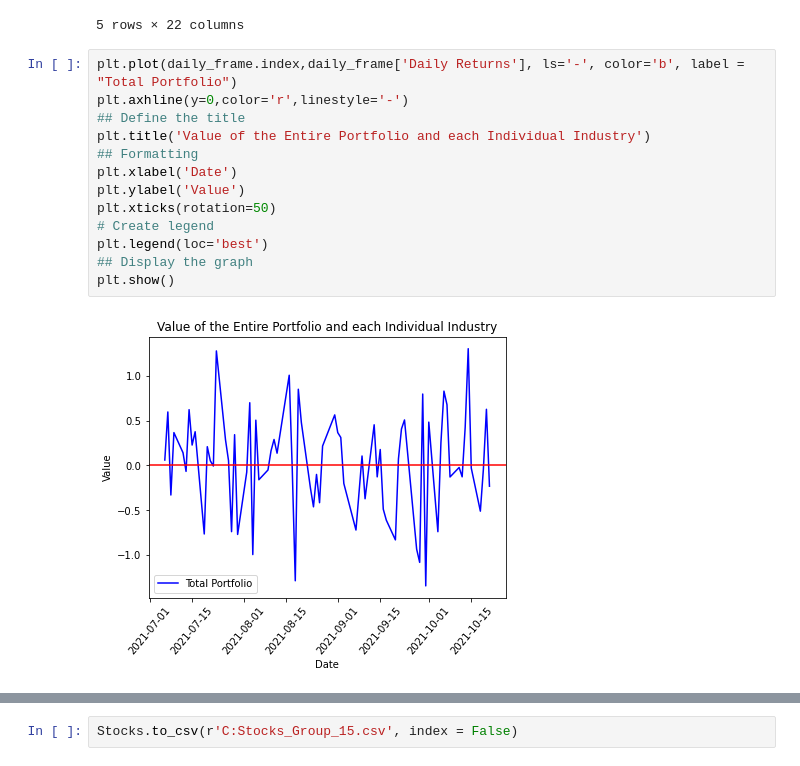
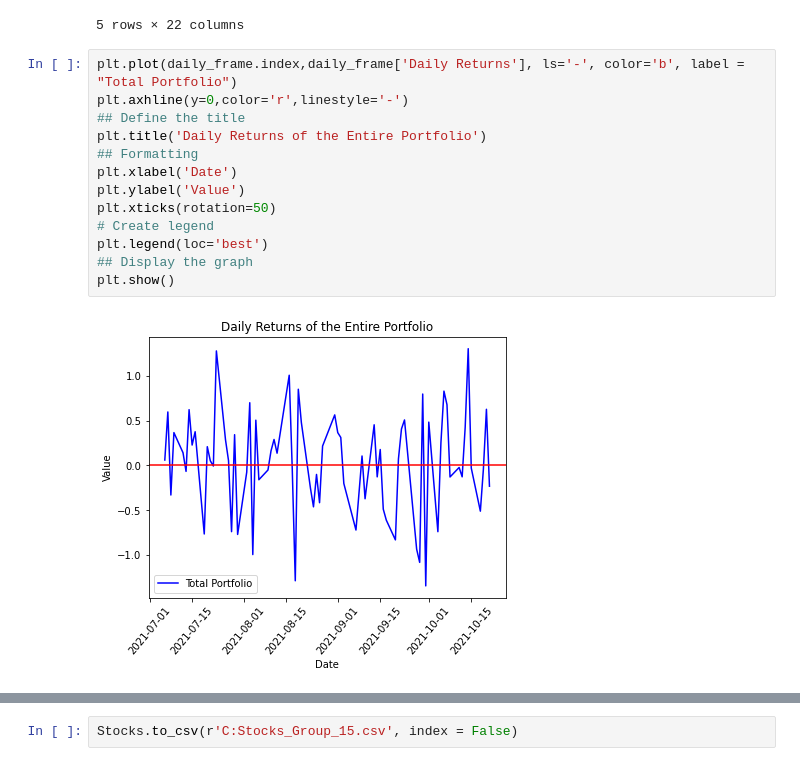
Before and after one commit to airickLeo/Personal-Algo-Bot, a Jupyter notebook: Team_15_Assignment.ipynb, the cells around one changed output, grey strips where cells are left out. Saved outputs shown, nothing was run; the diff lists cells and outputs as text.

```diff
--- a/Team_15_Assignment.ipynb
+++ b/Team_15_Assignment.ipynb
@@ -1296,16 +1296,16 @@ daily_frame.tail()
 # %%
 plt.plot(daily_frame.index,daily_frame['Daily Returns'], ls='-', color='b', label = "Total Portfolio")
 plt.axhline(y=0,color='r',linestyle='-')
 ## Define the title
-plt.title('Value of the Entire Portfolio and each Individual Industry')
+plt.title('Daily Returns of the Entire Portfolio')
 ## Formatting
 plt.xlabel('Date')
 plt.ylabel('Value')
 plt.xticks(rotation=50)
 # Create legend
 plt.legend(loc='best')
 ## Display the graph
 plt.show()
 # %% [output]
-[figure, old version]
+[figure, new version]
 # %%
```
Also changed, not shown: parts of 1 cell of this notebook.
